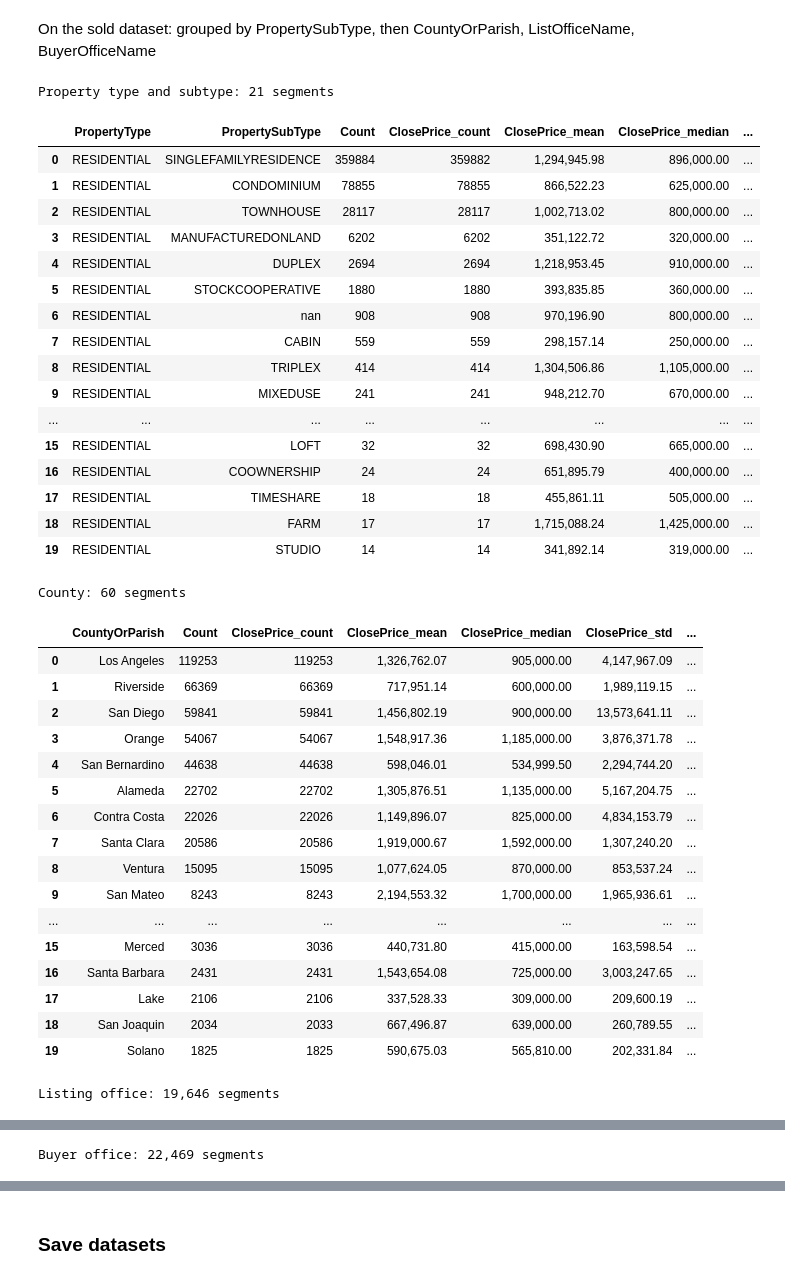
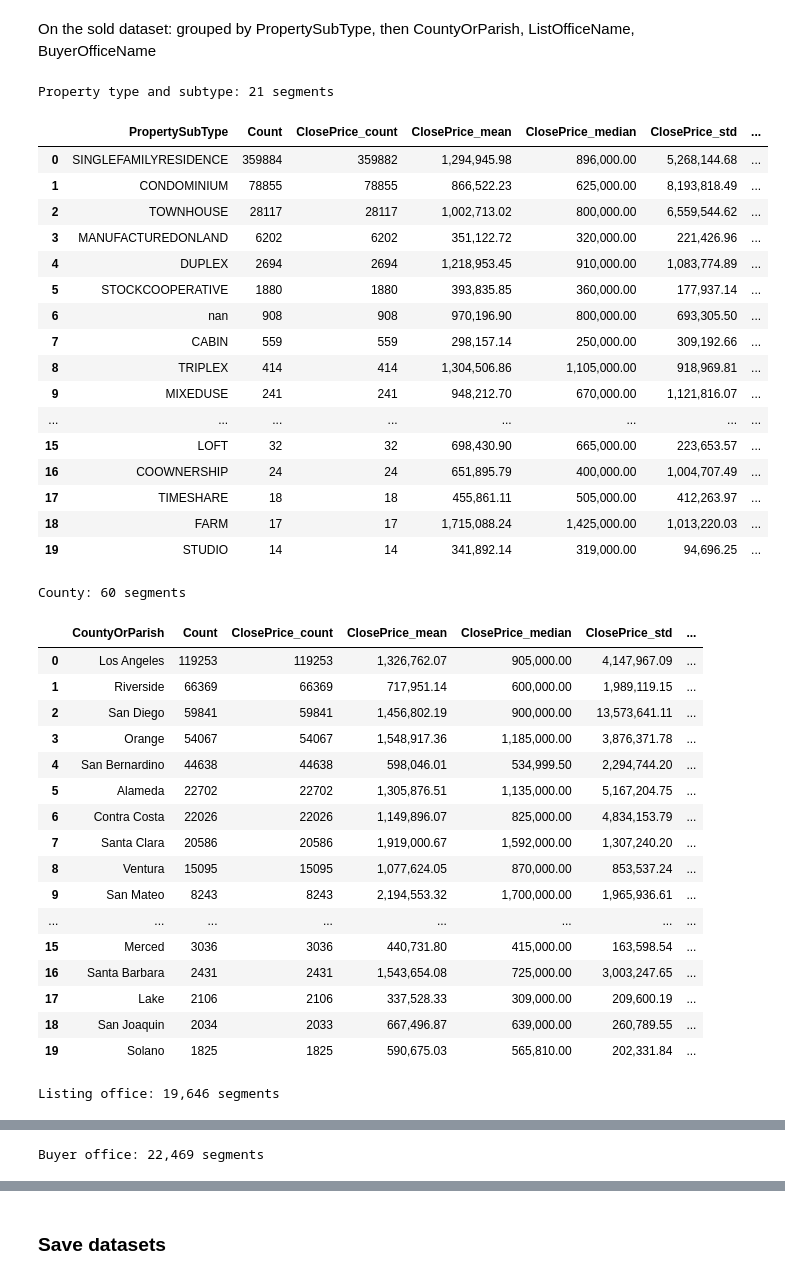
Before and after one commit to tiffyinh/IDX-Exchange-Data-Analyst, a Jupyter notebook: data/processing_files/feature_engineering.ipynb, the cells around one changed output, grey strips where cells are left out. Saved outputs shown, nothing was run; the diff lists cells and outputs as text; code cells hidden in the pictures.

```diff
--- a/data/processing_files/feature_engineering.ipynb
+++ b/data/processing_files/feature_engineering.ipynb
@@ -267,51 +267,51 @@ def summarize_segments(data, dimensions):
         .sort_values("Count", ascending=False)
         .reset_index(drop=True)
     )
 
 property_segment_summary = summarize_segments(
-    sold, ["PropertyType", "PropertySubType"]
+    sold, ["PropertySubType"]
 )
 location_segment_summary = summarize_segments(
     sold, ["CountyOrParish"]
 )
 list_office_segment_summary = summarize_segments(
     sold, ["ListOfficeName"]
 )
 buyer_office_segment_summary = summarize_segments(
     sold, ["BuyerOfficeName"]
 )
 
 for title, summary in [
     ("Property type and subtype", property_segment_summary),
     ("County", location_segment_summary),
     ("Listing office", list_office_segment_summary),
     ("Buyer office", buyer_office_segment_summary),
 ]:
     print(f"{title}: {len(summary):,} segments")
     display(
         summary.head(20).style.format(
             "{:,.2f}", subset=summary.select_dtypes(include=["floating"]).columns
         )
     )
 # %% [output]
 Property type and subtype: 21 segments
-|  | PropertyType | PropertySubType | Count | ClosePrice_count | ClosePrice_mean | ClosePrice_median | ... |
-| 0 | RESIDENTIAL | SINGLEFAMILYRESIDENCE | 359884 | 359882 | 1,294,945.98 | 896,000.00 | ... |
-| 1 | RESIDENTIAL | CONDOMINIUM | 78855 | 78855 | 866,522.23 | 625,000.00 | ... |
-| 2 | RESIDENTIAL | TOWNHOUSE | 28117 | 28117 | 1,002,713.02 | 800,000.00 | ... |
-| 3 | RESIDENTIAL | MANUFACTUREDONLAND | 6202 | 6202 | 351,122.72 | 320,000.00 | ... |
-| 4 | RESIDENTIAL | DUPLEX | 2694 | 2694 | 1,218,953.45 | 910,000.00 | ... |
-| 5 | RESIDENTIAL | STOCKCOOPERATIVE | 1880 | 1880 | 393,835.85 | 360,000.00 | ... |
-| 6 | RESIDENTIAL | nan | 908 | 908 | 970,196.90 | 800,000.00 | ... |
-| 7 | RESIDENTIAL | CABIN | 559 | 559 | 298,157.14 | 250,000.00 | ... |
-| 8 | RESIDENTIAL | TRIPLEX | 414 | 414 | 1,304,506.86 | 1,105,000.00 | ... |
-| 9 | RESIDENTIAL | MIXEDUSE | 241 | 241 | 948,212.70 | 670,000.00 | ... |
+|  | PropertySubType | Count | ClosePrice_count | ClosePrice_mean | ClosePrice_median | ClosePrice_std | ... |
+| 0 | SINGLEFAMILYRESIDENCE | 359884 | 359882 | 1,294,945.98 | 896,000.00 | 5,268,144.68 | ... |
+| 1 | CONDOMINIUM | 78855 | 78855 | 866,522.23 | 625,000.00 | 8,193,818.49 | ... |
+| 2 | TOWNHOUSE | 28117 | 28117 | 1,002,713.02 | 800,000.00 | 6,559,544.62 | ... |
+| 3 | MANUFACTUREDONLAND | 6202 | 6202 | 351,122.72 | 320,000.00 | 221,426.96 | ... |
+| 4 | DUPLEX | 2694 | 2694 | 1,218,953.45 | 910,000.00 | 1,083,774.89 | ... |
+| 5 | STOCKCOOPERATIVE | 1880 | 1880 | 393,835.85 | 360,000.00 | 177,937.14 | ... |
+| 6 | nan | 908 | 908 | 970,196.90 | 800,000.00 | 693,305.50 | ... |
+| 7 | CABIN | 559 | 559 | 298,157.14 | 250,000.00 | 309,192.66 | ... |
+| 8 | TRIPLEX | 414 | 414 | 1,304,506.86 | 1,105,000.00 | 918,969.81 | ... |
+| 9 | MIXEDUSE | 241 | 241 | 948,212.70 | 670,000.00 | 1,121,816.07 | ... |
 | ... | ... | ... | ... | ... | ... | ... | ... |
-| 15 | RESIDENTIAL | LOFT | 32 | 32 | 698,430.90 | 665,000.00 | ... |
-| 16 | RESIDENTIAL | COOWNERSHIP | 24 | 24 | 651,895.79 | 400,000.00 | ... |
-| 17 | RESIDENTIAL | TIMESHARE | 18 | 18 | 455,861.11 | 505,000.00 | ... |
-| 18 | RESIDENTIAL | FARM | 17 | 17 | 1,715,088.24 | 1,425,000.00 | ... |
-| 19 | RESIDENTIAL | STUDIO | 14 | 14 | 341,892.14 | 319,000.00 | ... |
+| 15 | LOFT | 32 | 32 | 698,430.90 | 665,000.00 | 223,653.57 | ... |
+| 16 | COOWNERSHIP | 24 | 24 | 651,895.79 | 400,000.00 | 1,004,707.49 | ... |
+| 17 | TIMESHARE | 18 | 18 | 455,861.11 | 505,000.00 | 412,263.97 | ... |
+| 18 | FARM | 17 | 17 | 1,715,088.24 | 1,425,000.00 | 1,013,220.03 | ... |
+| 19 | STUDIO | 14 | 14 | 341,892.14 | 319,000.00 | 94,696.25 | ... |
 County: 60 segments
 |  | CountyOrParish | Count | ClosePrice_count | ClosePrice_mean | ClosePrice_median | ClosePrice_std | ... |
 | 0 | Los Angeles | 119253 | 119253 | 1,326,762.07 | 905,000.00 | 4,147,967.09 | ... |
```
Also changed, not shown: 3 other files.
